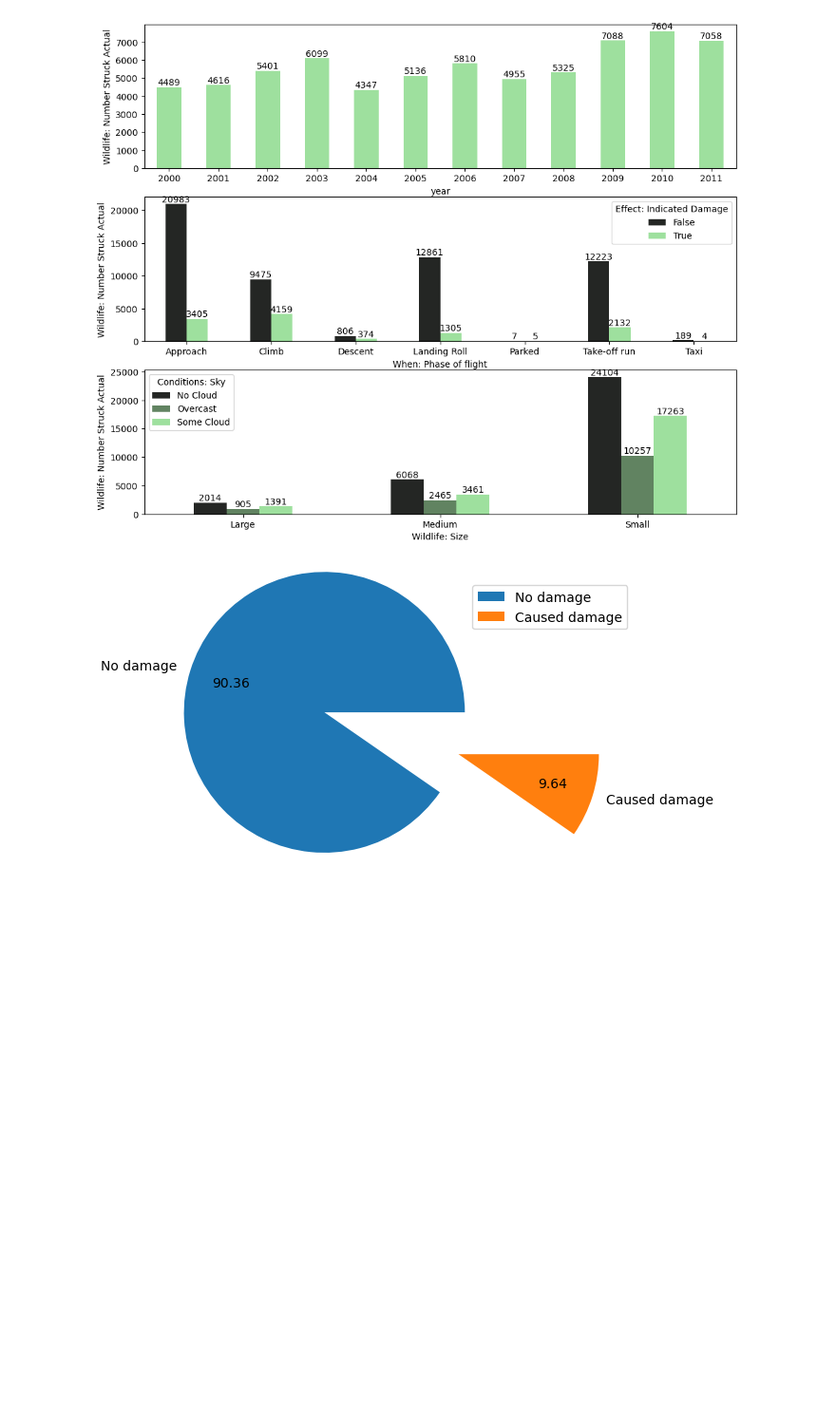
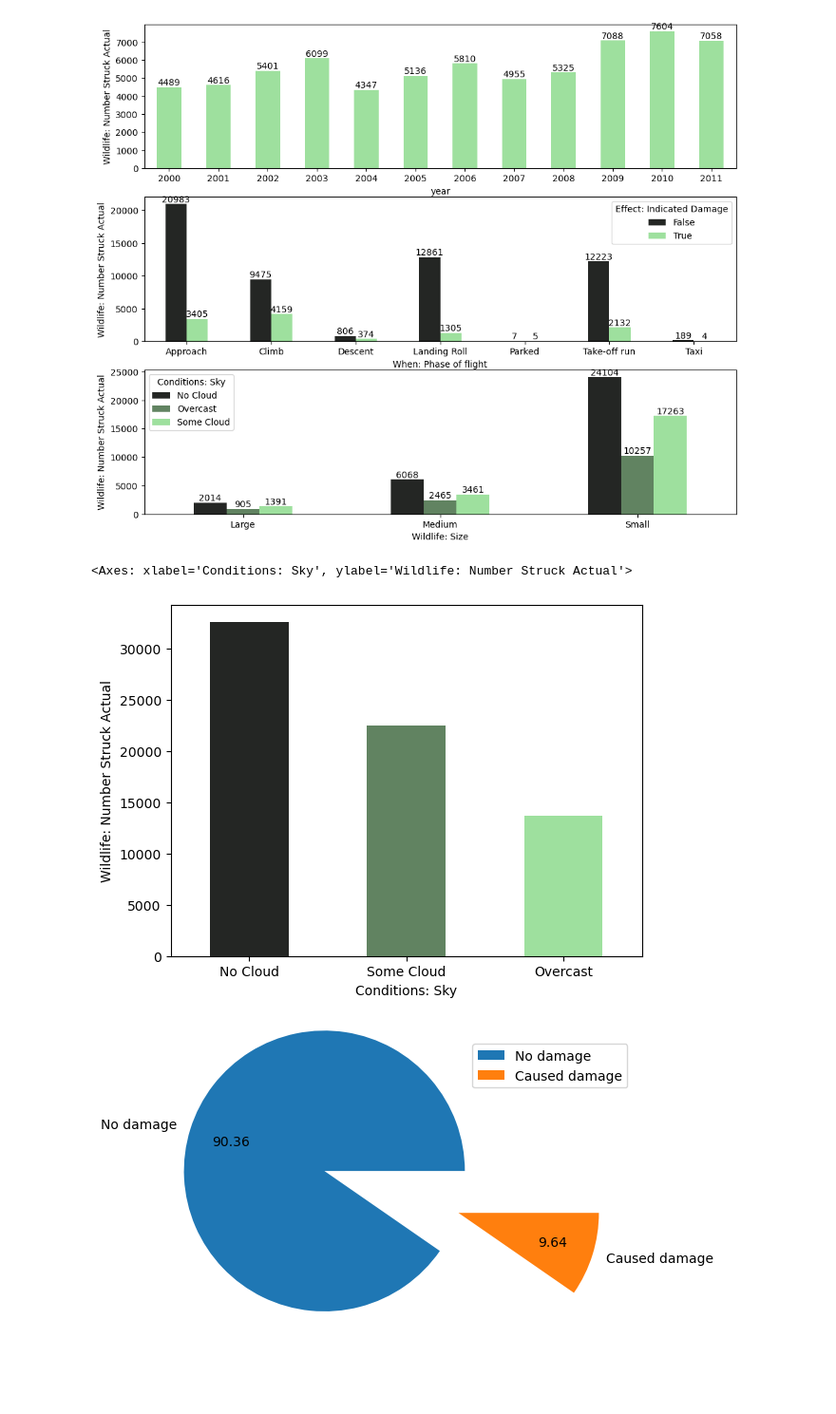
Before and after one commit to bheemisme/bird-strike, a Jupyter notebook: data/eda.ipynb, the cells around one changed output. Shown at 95% size. Cells and saved outputs as stored; diff of their text form; code cells hidden in the pictures; blank space fills up the shorter version.

```diff
--- a/data/eda.ipynb
+++ b/data/eda.ipynb
@@ -235,3 +247,18 @@ df.drop(labels=['year'], axis=1, inplace=True)
+# %%
+sns.barplot(
+    df,
+    x="Conditions: Sky",
+    y="Wildlife: Number Struck Actual",
+    estimator="sum",
+    hue="Conditions: Sky",
+    errorbar=None,
+    saturation=0.7,
+    width=0.5,
+    palette="dark:lightgreen"
+)
+# %% [output]
+<Axes: xlabel='Conditions: Sky', ylabel='Wildlife: Number Struck Actual'>
+[figure, added]
 # %%
 # Effect: Indicated Damage
 pivot = df.groupby(by=["Effect: Indicated Damage"]).count()["Record ID"]
```
Also changed, not shown: parts of 1 cell of this notebook, 4 other files.
